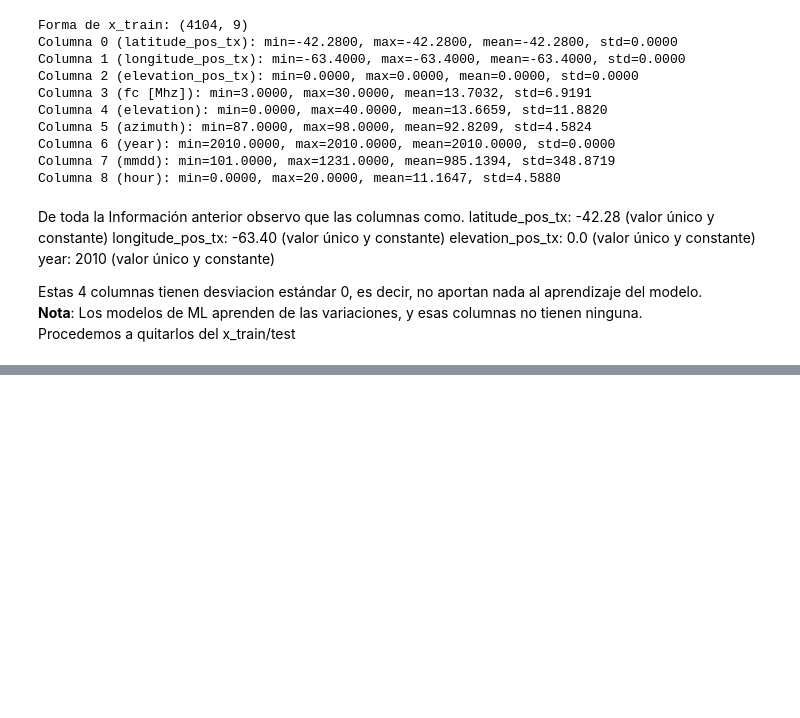
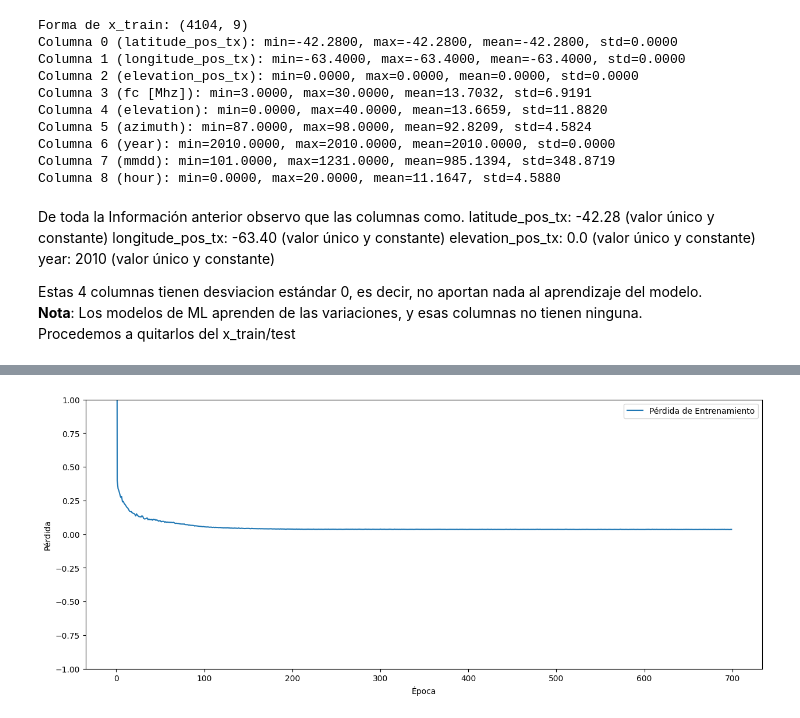
Before and after one commit to ValeFernando840/Ray-Tracing, a Jupyter notebook: Entrenamiento/03-Entrenamiento_Z.ipynb, the cells around one changed output, grey strips where cells are left out. Drawn from its saved outputs; the diff is of its cells as text; code cells hidden in the pictures; blank space fills up the shorter version.

```diff
--- a/Entrenamiento/03-Entrenamiento_Z.ipynb
+++ b/Entrenamiento/03-Entrenamiento_Z.ipynb
@@ -224,0 +232,12 @@ plt.show()
+# %%
+# Función de Pérdida durante el entrenamiento
+plt.figure(figsize=(15,6))
+plt.plot(history.history['loss'], label = 'Pérdida de Entrenamiento')
+#plt.plot(history.history['val_loss'], label = 'Pérdida de validación')
+plt.xlabel('Época')
+plt.ylabel('Pérdida')
+plt.ylim(-1,1)
+plt.legend()
+plt.show()
+# %% [output]
+[figure, added]
```
Also changed, not shown: parts of 8 cells of this notebook, 13 other files.
